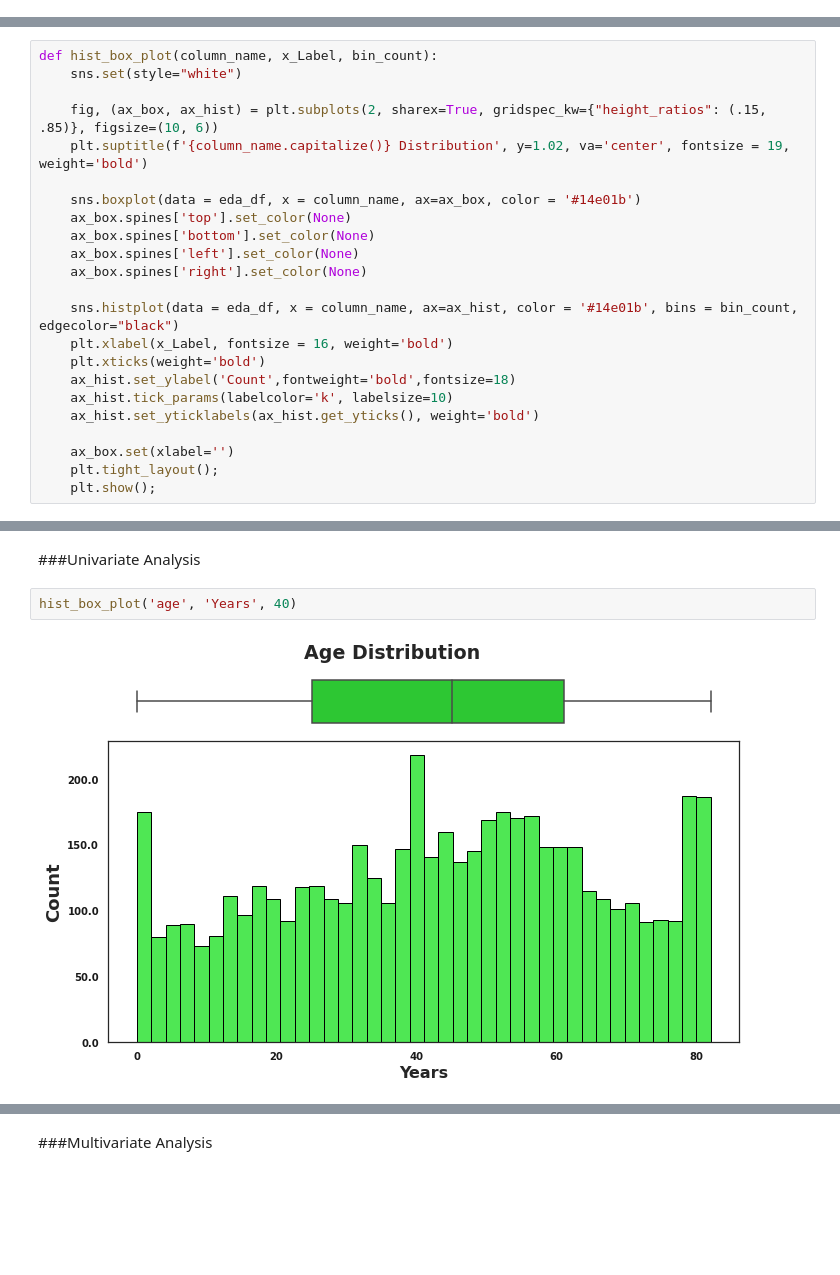
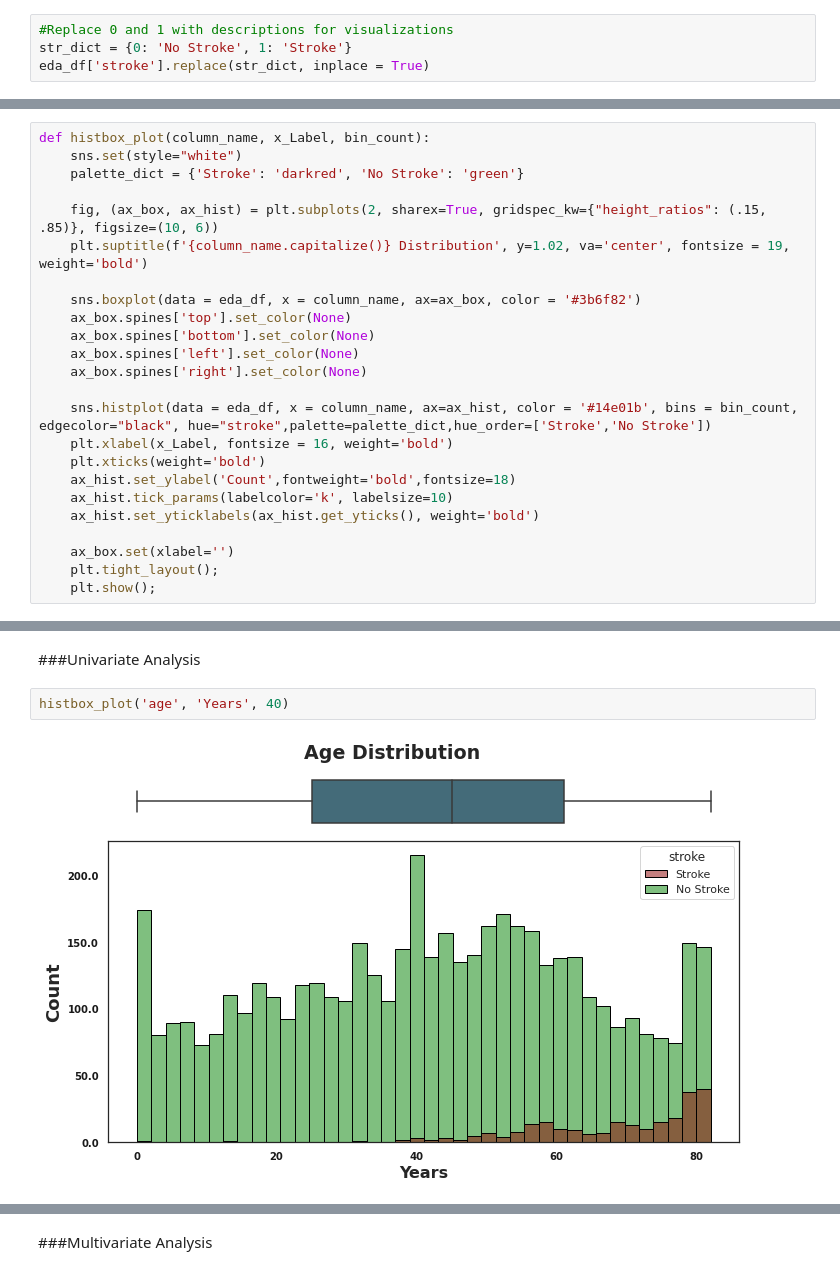
Before and after one commit to coding-dojo-data-science/Project-2-exemplar, a Jupyter notebook: Stroke_Prediction_Project.ipynb, the cells around one changed output, grey strips where cells are left out. Drawn from its saved outputs; the diff is of its cells as text; blank space fills up the shorter version.

```diff
--- a/Stroke_Prediction_Project.ipynb
+++ b/Stroke_Prediction_Project.ipynb
@@ -247,3 +247,7 @@ display(ml_df[ml_df['bmi'] > 70])
 - Outliers in continuous data dropped
 # %% [markdown]
 ##Exploratory Data Analysis
+# %%
+#Replace 0 and 1 with descriptions for visualizations
+str_dict = {0: 'No Stroke', 1: 'Stroke'}
+eda_df['stroke'].replace(str_dict, inplace = True)
@@ -250,19 +260,20 @@ display(ml_df[ml_df['bmi'] > 70])
 # %% [markdown]
 ###Functions for Plot Creation
 # %%
-def hist_box_plot(column_name, x_Label, bin_count):
+def histbox_plot(column_name, x_Label, bin_count):
     sns.set(style="white")
+    palette_dict = {'Stroke': 'darkred', 'No Stroke': 'green'}
 
     fig, (ax_box, ax_hist) = plt.subplots(2, sharex=True, gridspec_kw={"height_ratios": (.15, .85)}, figsize=(10, 6))
     plt.suptitle(f'{column_name.capitalize()} Distribution', y=1.02, va='center', fontsize = 19, weight='bold')
 
-    sns.boxplot(data = eda_df, x = column_name, ax=ax_box, color = '#14e01b')
+    sns.boxplot(data = eda_df, x = column_name, ax=ax_box, color = '#3b6f82')
     ax_box.spines['top'].set_color(None)
     ax_box.spines['bottom'].set_color(None)
     ax_box.spines['left'].set_color(None)
     ax_box.spines['right'].set_color(None)
 
-    sns.histplot(data = eda_df, x = column_name, ax=ax_hist, color = '#14e01b', bins = bin_count, edgecolor="black")
+    sns.histplot(data = eda_df, x = column_name, ax=ax_hist, color = '#14e01b', bins = bin_count, edgecolor="black", hue="stroke",palette=palette_dict,hue_order=['Stroke','No Stroke'])
     plt.xlabel(x_Label, fontsize = 16, weight='bold')
     plt.xticks(weight='bold')
     ax_hist.set_ylabel('Count',fontweight='bold',fontsize=18)
@@ -307,6 +330,6 @@ sns.heatmap(corr, annot = True);
 # %% [markdown]
 ###Univariate Analysis
 # %%
-hist_box_plot('age', 'Years', 40)
+histbox_plot('age', 'Years', 40)
 # %% [output]
-[figure, old version]
+[figure, new version]
```
Also changed, not shown: parts of 20 cells of this notebook.
